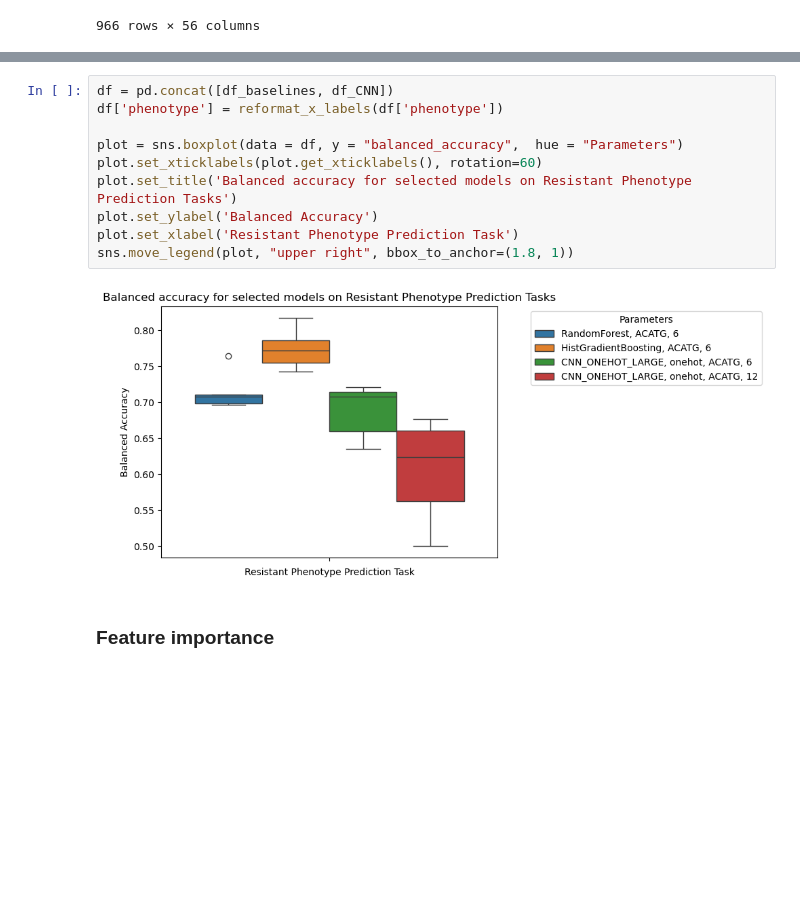
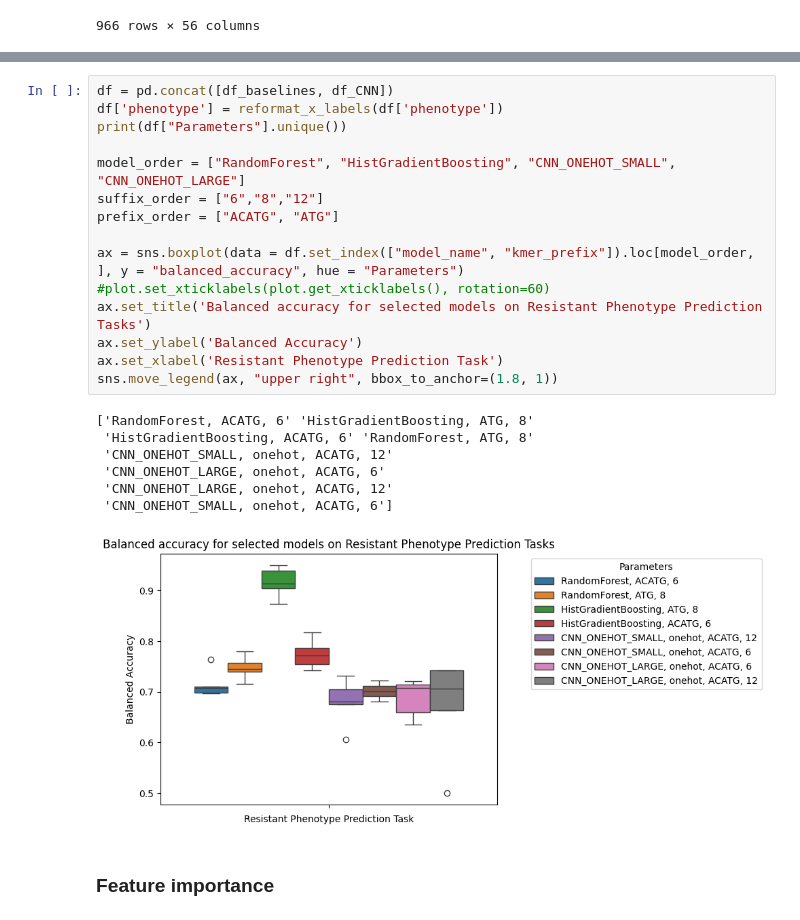
Before and after one commit to TorbjornBak/ML-bacterial-phenotyping, a Jupyter notebook: notebooks/results_AMR_data.ipynb, the cells around one changed output, grey strips where cells are left out. Cells and saved outputs as stored; diff of their text form; blank space fills up the shorter version.

```diff
--- a/notebooks/results_AMR_data.ipynb
+++ b/notebooks/results_AMR_data.ipynb
@@ -82,15 +102,26 @@ len(dir_list)=10
 # %%
 df = pd.concat([df_baselines, df_CNN])
 df['phenotype'] = reformat_x_labels(df['phenotype'])
+print(df["Parameters"].unique())
 
-plot = sns.boxplot(data = df, y = "balanced_accuracy",  hue = "Parameters")
-plot.set_xticklabels(plot.get_xticklabels(), rotation=60)
-plot.set_title('Balanced accuracy for selected models on Resistant Phenotype Prediction Tasks')
-plot.set_ylabel('Balanced Accuracy')
-plot.set_xlabel('Resistant Phenotype Prediction Task')
-sns.move_legend(plot, "upper right", bbox_to_anchor=(1.8, 1))
+model_order = ["RandomForest", "HistGradientBoosting", "CNN_ONEHOT_SMALL", "CNN_ONEHOT_LARGE"]
+suffix_order = ["6","8","12"]
+prefix_order = ["ACATG", "ATG"]
+
+ax = sns.boxplot(data = df.set_index(["model_name", "kmer_prefix"]).loc[model_order, ], y = "balanced_accuracy", hue = "Parameters")
+#plot.set_xticklabels(plot.get_xticklabels(), rotation=60)
+ax.set_title('Balanced accuracy for selected models on Resistant Phenotype Prediction Tasks')
+ax.set_ylabel('Balanced Accuracy')
+ax.set_xlabel('Resistant Phenotype Prediction Task')
+sns.move_legend(ax, "upper right", bbox_to_anchor=(1.8, 1))
 # %% [output]
+['RandomForest, ACATG, 6' 'HistGradientBoosting, ATG, 8'
+ 'HistGradientBoosting, ACATG, 6' 'RandomForest, ATG, 8'
+ 'CNN_ONEHOT_SMALL, onehot, ACATG, 12'
+ 'CNN_ONEHOT_LARGE, onehot, ACATG, 6'
+ 'CNN_ONEHOT_LARGE, onehot, ACATG, 12'
+ 'CNN_ONEHOT_SMALL, onehot, ACATG, 6']
-[figure, old version]
+[figure, new version]
 # %% [markdown]
 ### Feature importance
 # %%
```
Also changed, not shown: parts of 12 cells of this notebook, 3 other files.
